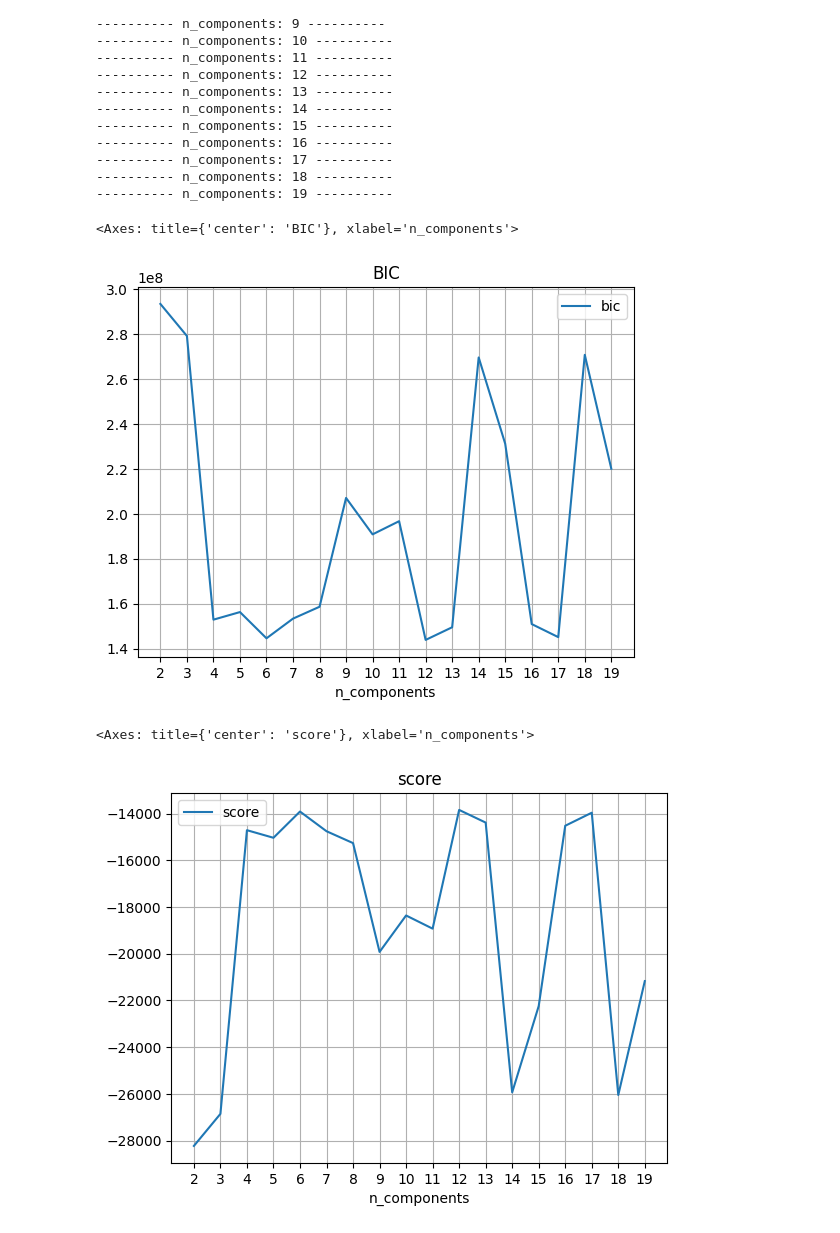
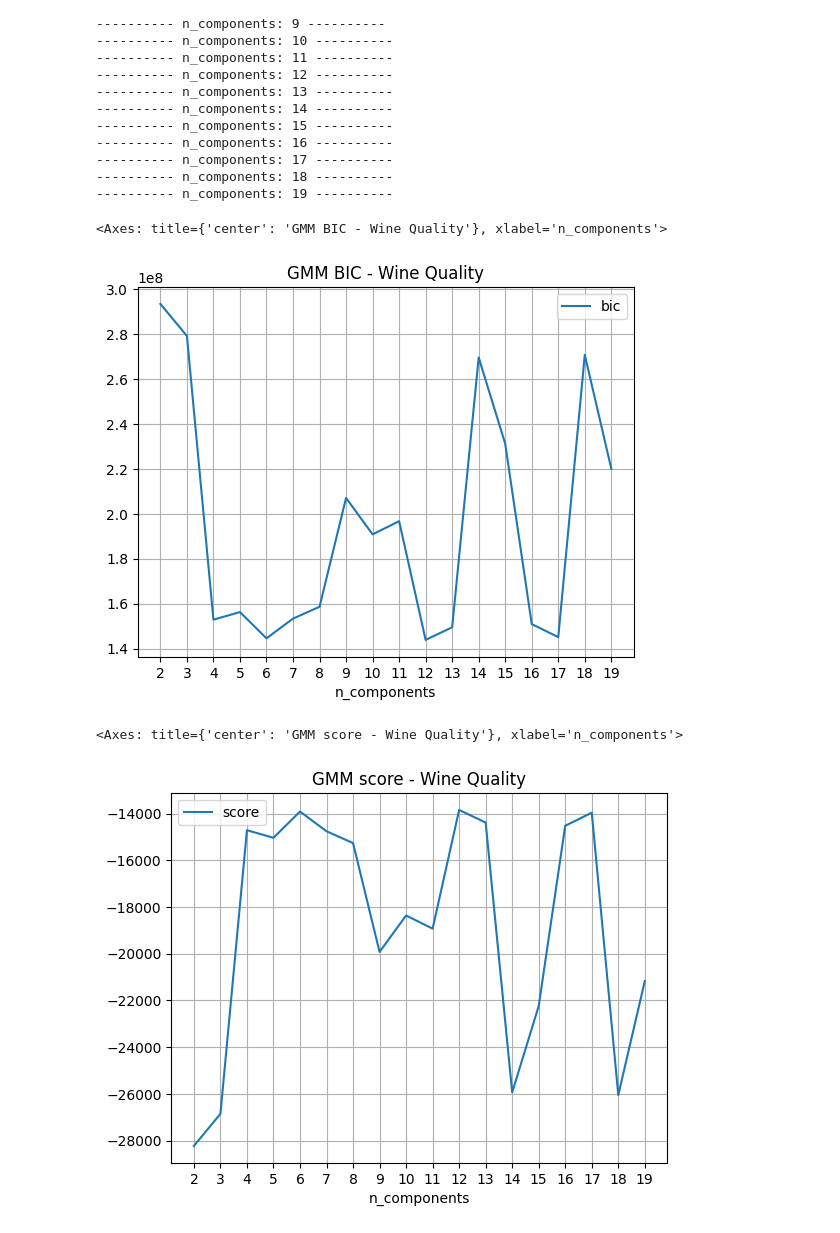
Before and after one commit to PavanKB/PS_3, a Jupyter notebook: exp_max_wine_quality.ipynb, the cells around one changed output. Cells and saved outputs as stored; diff of their text form; code cells hidden in the pictures.

```diff
--- a/exp_max_wine_quality.ipynb
+++ b/exp_max_wine_quality.ipynb
@@ -95,12 +95,12 @@ for n_components in range(2, 20):
 # %%
 results_df = pd.DataFrame.from_dict(results, orient='index').reset_index()
 results_df.columns = ['n_components', 'aic', 'bic', 'score']
-results_df.plot(x='n_components', y='bic',title='BIC', xticks=results_df['n_components'], grid=True)
+results_df.plot(x='n_components', y='bic',title='GMM BIC - Wine Quality', xticks=results_df['n_components'], grid=True)
 # %% [output]
-<Axes: title={'center': 'BIC'}, xlabel='n_components'>
+<Axes: title={'center': 'GMM BIC - Wine Quality'}, xlabel='n_components'>
-[figure, old version]
+[figure, new version]
 # %%
-results_df.plot(x='n_components', y='score',title='score', xticks=results_df['n_components'], grid=True)
+results_df.plot(x='n_components', y='score',title='GMM score - Wine Quality', xticks=results_df['n_components'], grid=True)
 # %% [output]
-<Axes: title={'center': 'score'}, xlabel='n_components'>
+<Axes: title={'center': 'GMM score - Wine Quality'}, xlabel='n_components'>
-[figure, old version]
+[figure, new version]
```
Also changed, not shown: parts of 4 cells of this notebook, 3 other files.
